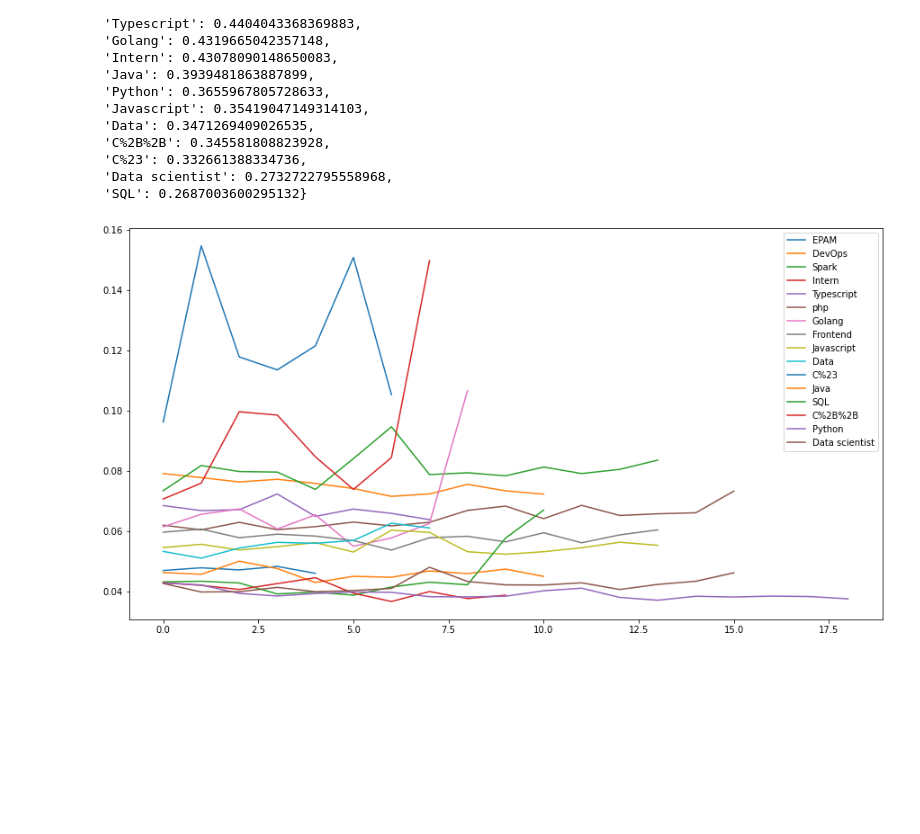
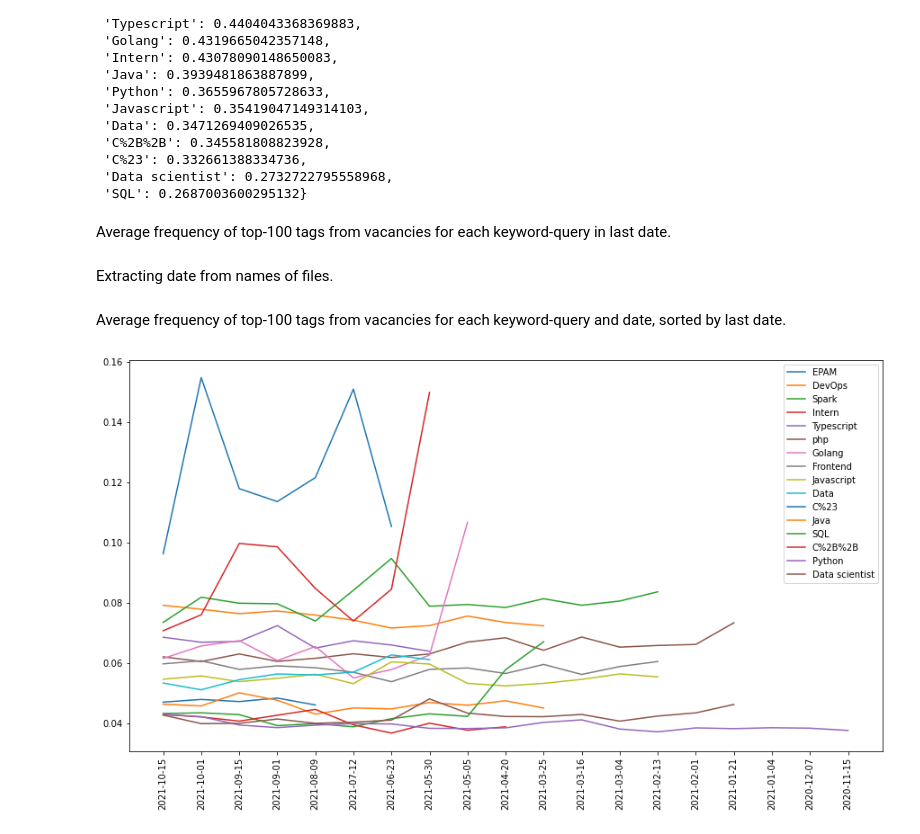
Before and after one commit to ksn38/hh, a Jupyter notebook: frequency_of_tags.ipynb, the cells around one changed output. Drawn from its saved outputs; the diff is of its cells as text; code cells hidden in the pictures; blank space fills up the shorter version.

```diff
--- a/frequency_of_tags.ipynb
+++ b/frequency_of_tags.ipynb
@@ -56,6 +60,8 @@ dict(sorted(mean_val.items(), key=lambda item: item[1], reverse=True))
  'C%23': 0.332661388334736,
  'Data scientist': 0.2732722795558968,
  'SQL': 0.2687003600295132}
+# %% [markdown]
+Average frequency of top-100 tags from vacancies for each keyword-query in last date.
 # %%
 mypath = 'tags/'
 ordered_dict = OrderedDict()
@@ -67,22 +73,37 @@ for d in listdir(mypath):
 
 ordered_dict = dict(sorted(ordered_dict.items(), key=lambda item: item[1], reverse=True))
 # ordered_dict
+# %% [markdown]
+Extracting date from names of files.
+# %%
+import re
+
+
+date_x = ['9']
+for name_file in listdir(mypath + '/Python'):
+    date_x.append(re.findall('[0-9]{4}-[0-9]{2}-[0-9]{2}', name_file)[0])
+# %% [markdown]
+Average frequency of top-100 tags from vacancies for each keyword-query and date, sorted by last date.
 # %%
 import matplotlib.pyplot as plt
+import matplotlib.ticker as ticker
+
 
 all_val = ordered_dict
 fig, ax = plt.subplots()
 fig.set_size_inches(15, 8)
 
 for d in listdir(mypath):
     val = []
     for f in listdir(mypath + d):
         val.append(pd.read_csv(mypath + d + '/' + f)['1.0'].mean())
     all_val[d] = val[::-1]
 
 all_val.keys()
 [ax.plot(all_val[i]) for i in all_val.keys()]
 ax.legend([i for i in all_val.keys()])
+ax.xaxis.set_major_locator(ticker.MultipleLocator(1))
+ax.set_xticklabels(sorted(date_x, reverse=True), rotation=90)
 plt.show()
 # %% [output]
-[figure, old version]
+[figure, new version]
```
Also changed, not shown: parts of 2 cells of this notebook, 2 other files.
